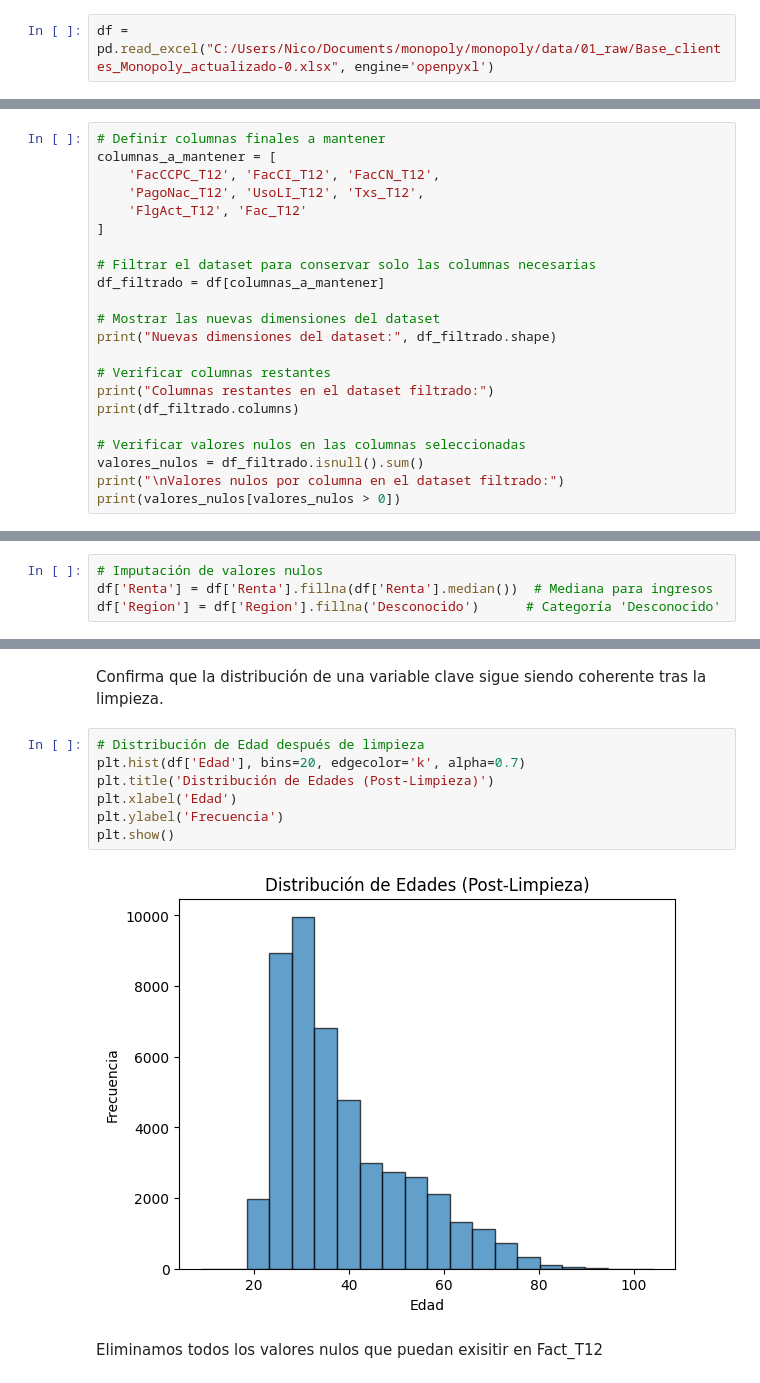
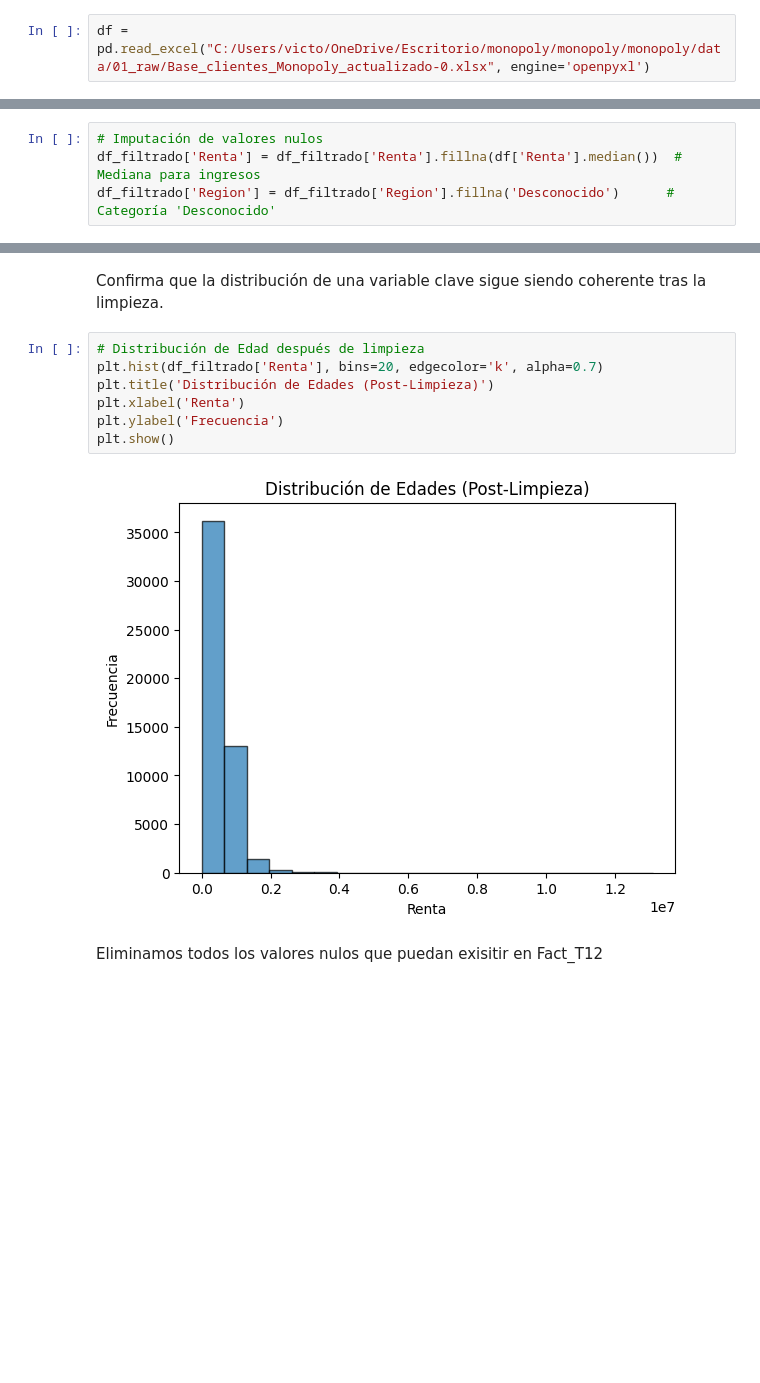
Before and after one commit to TitoD01/monopoly, a Jupyter notebook: monopoly/notebooks/Monopoly.ipynb, the cells around one changed output, grey strips where cells are left out. Saved outputs shown, nothing was run; the diff lists cells and outputs as text; blank space fills up the shorter version.

```diff
--- a/monopoly/notebooks/Monopoly.ipynb
+++ b/monopoly/notebooks/Monopoly.ipynb
@@ -22,7 +22,7 @@ import numpy as np
 import seaborn as sb
 import matplotlib.pyplot as plt
 # %%
-df = pd.read_excel("C:/Users/Nico/Documents/monopoly/monopoly/data/01_raw/Base_clientes_Monopoly_actualizado-0.xlsx", engine='openpyxl')
+df = pd.read_excel("C:/Users/victo/OneDrive/Escritorio/monopoly/monopoly/monopoly/data/01_raw/Base_clientes_Monopoly_actualizado-0.xlsx", engine='openpyxl')
 # %%
 dfo = df.copy()
 # %% [markdown]
@@ -316,22 +295,0 @@ En este segundo filtro seleccionamos únicamente las columnas más relevantes y
-# %%
-# Definir columnas finales a mantener
-columnas_a_mantener = [
-    'FacCCPC_T12', 'FacCI_T12', 'FacCN_T12',
-    'PagoNac_T12', 'UsoLI_T12', 'Txs_T12',
-    'FlgAct_T12', 'Fac_T12'
-]
-
-# Filtrar el dataset para conservar solo las columnas necesarias
-df_filtrado = df[columnas_a_mantener]
-
-# Mostrar las nuevas dimensiones del dataset
-print("Nuevas dimensiones del dataset:", df_filtrado.shape)
-
-# Verificar columnas restantes
-print("Columnas restantes en el dataset filtrado:")
-print(df_filtrado.columns)
-
-# Verificar valores nulos en las columnas seleccionadas
-valores_nulos = df_filtrado.isnull().sum()
-print("\nValores nulos por columna en el dataset filtrado:")
-print(valores_nulos[valores_nulos > 0])
@@ -358,5 +299,5 @@ Identificamos las columnas con valores nulas y mostramos la cantidad.
 Usamos la mediana para columnas numéricas como Renta y un valor categórico para Region para evitar eliminar registros.
 # %%
 # Imputación de valores nulos
-df['Renta'] = df['Renta'].fillna(df['Renta'].median())  # Mediana para ingresos
-df['Region'] = df['Region'].fillna('Desconocido')      # Categoría 'Desconocido'
+df_filtrado['Renta'] = df_filtrado['Renta'].fillna(df['Renta'].median())  # Mediana para ingresos
+df_filtrado['Region'] = df_filtrado['Region'].fillna('Desconocido')      # Categoría 'Desconocido'
@@ -408,13 +354,13 @@ plt.show()
 Confirma que la distribución de una variable clave sigue siendo coherente tras la limpieza.
 # %%
 # Distribución de Edad después de limpieza
-plt.hist(df['Edad'], bins=20, edgecolor='k', alpha=0.7)
+plt.hist(df_filtrado['Renta'], bins=20, edgecolor='k', alpha=0.7)
 plt.title('Distribución de Edades (Post-Limpieza)')
-plt.xlabel('Edad')
+plt.xlabel('Renta')
 plt.ylabel('Frecuencia')
 plt.show()
 # %% [output]
-[figure, old version]
+[figure, new version]
 # %% [markdown]
 Eliminamos todos los valores nulos que puedan exisitir en Fact_T12
 # %%
```
Also changed, not shown: parts of 22 cells of this notebook.
